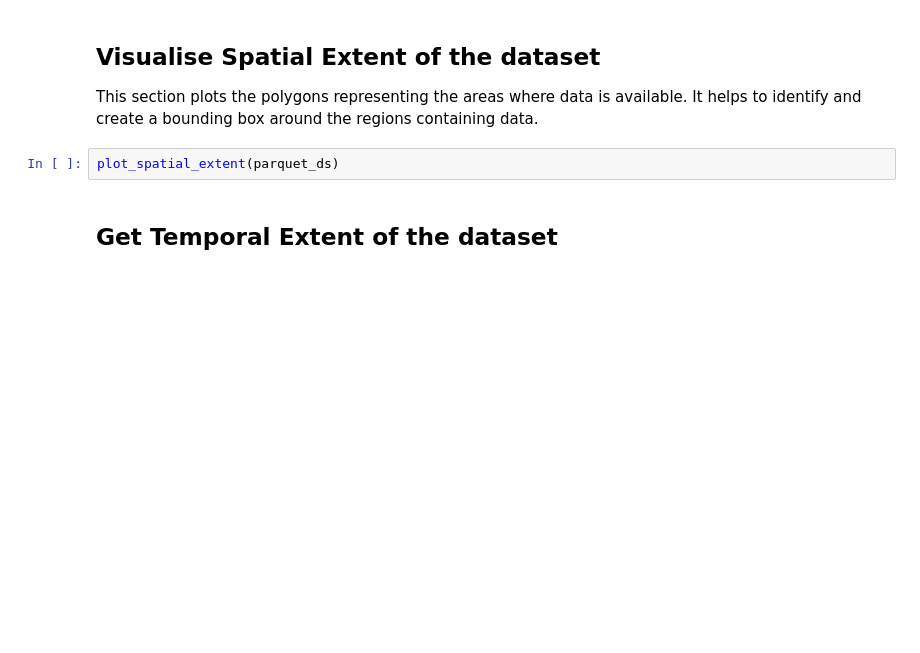
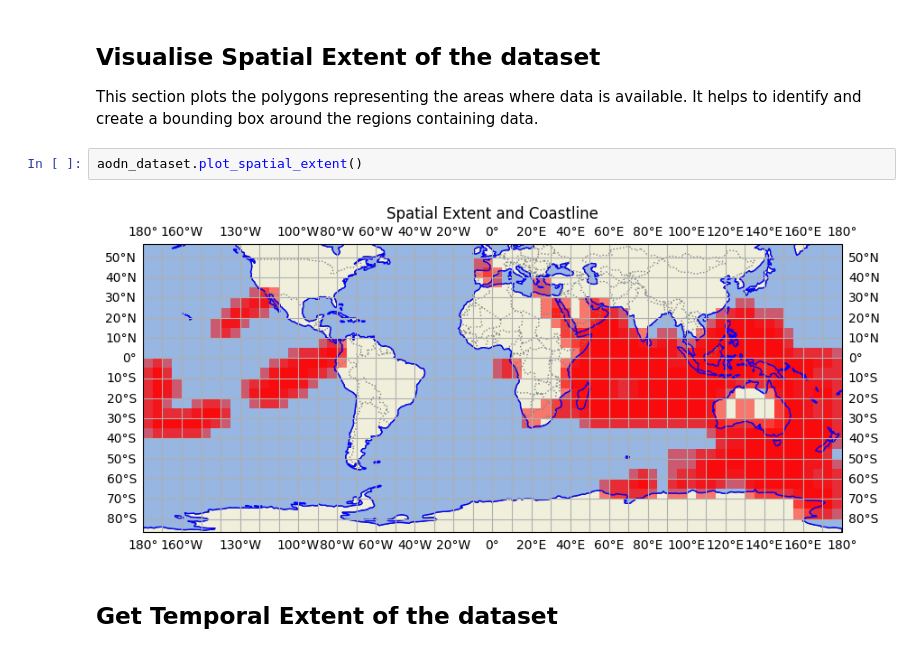
Before and after one commit to aodn/aodn_cloud_optimised, a Jupyter notebook: notebooks/vessel_xbt_delayed_qc.ipynb, the cells around one changed output. Saved outputs shown, nothing was run; the diff lists cells and outputs as text; blank space fills up the shorter version.

```diff
--- a/notebooks/vessel_xbt_delayed_qc.ipynb
+++ b/notebooks/vessel_xbt_delayed_qc.ipynb
@@ -116,7 +85,9 @@ print(list(unique_partition_value)[0:2])  # showing a subset only
 ## Visualise Spatial Extent of the dataset
 This section plots the polygons representing the areas where data is available. It helps to identify and create a bounding box around the regions containing data.
 # %%
-plot_spatial_extent(parquet_ds)
+aodn_dataset.plot_spatial_extent()
+# %% [output]
+[figure, added]
 # %% [markdown]
 ## Get Temporal Extent of the dataset
 # %% [markdown]
```
Also changed, not shown: parts of 21 cells of this notebook.
